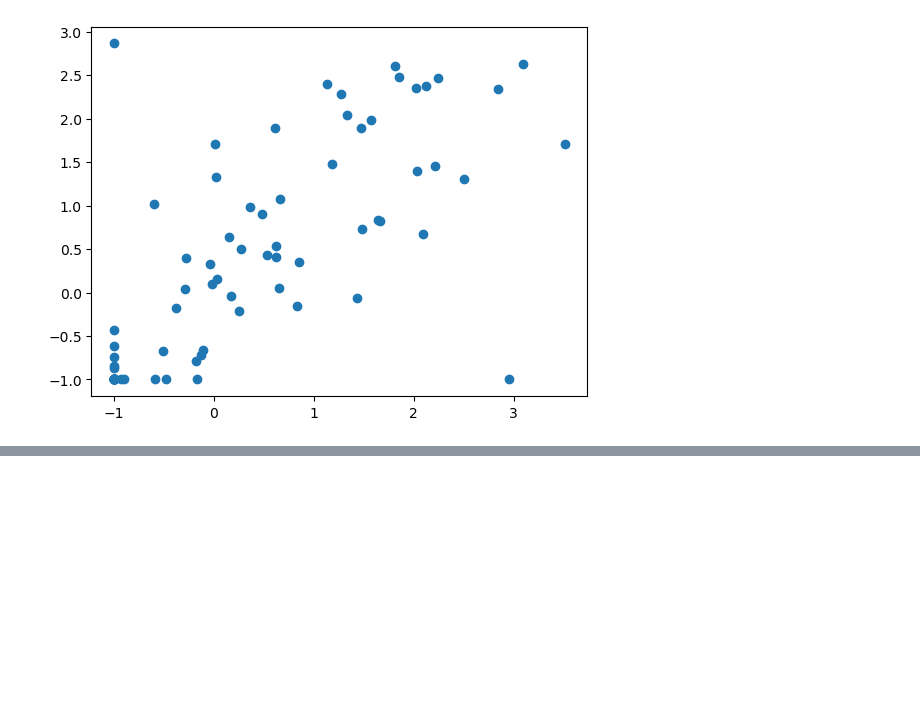
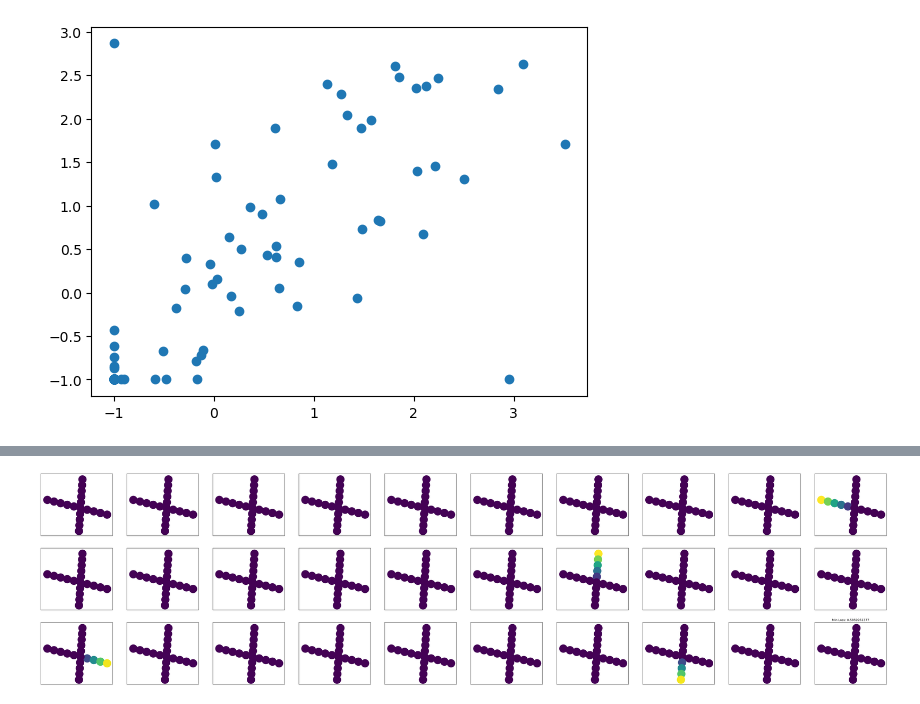
Before and after one commit to WilburDoz/SAE_Identifiability, a Jupyter notebook: 2_variable_toy_check.ipynb, the cells around one changed output, grey strips where cells are left out. Cells and saved outputs as stored; diff of their text form; code cells hidden in the pictures; blank space fills up the shorter version.

```diff
--- a/2_variable_toy_check.ipynb
+++ b/2_variable_toy_check.ipynb
@@ -263,0 +463,19 @@ plt.scatter(x[0,:], x[1,:], c = best_params_this_theta['G'][0,:], s = 100)
+# %%
+# Optimisation, run and re-run until it stops hitting new records
+T = 100000000
+print_iter = 100000
+
+for t in range(T):
+    params, opt_state, loss_val = update(params, x, opt_state)
+
+    if t % print_iter == 0:
+        measure_loss(params, x)
+
+        min_this_step = 0
+
+    if loss_val < min_loss:
+        params_best = params
+        min_loss = loss_val
+        if min_this_step == 0:
+            print(f'New min! {min_loss}')#, Theo: {act_loss_use + lamb*weight_loss_use:.5f}')
+            min_this_step = 1
@@ -263,0 +491,30 @@ plt.scatter(x[0,:], x[1,:], c = best_params_this_theta['G'][0,:], s = 100)
+# %%
+num_rows = 3
+num_cols = int(np.ceil(N/num_rows))
+fig, axs = plt.subplots(num_rows, num_cols, figsize = (60, num_rows*5))
+axs = np.ndarray.flatten(axs)
+
+if positivise:
+    g_here = params_best['G'] - np.min(params_best['G'])
+else:
+    g_here = params_best['G']
+
+
+for neuron in range(N):
+    axs[neuron].scatter(x[0,:], x[1,:], c = g_here[neuron,:], s = 1000, vmin = 0, vmax = np.max(g_here))
+    #axs[neuron].set_clim([0, np.max(g_here)])
+    # plt.xticks([])
+    #plt.ylim([-0.05, 1.1*np.max(g_here)])
+
+    axs[neuron].set_yticks([])
+    axs[neuron].set_xticks([])
+    axs[neuron].set_xlim([np.min(x[0,:])*1.2, np.max(x[0,:])*1.2])
+    axs[neuron].set_ylim([np.min(x[1,:])*1.2, np.max(x[1,:])*1.2])
+
+    if neuron == np.floor(num_cols/2):
+        plt.title(f'Min Loss: {min_loss:.10f}')
+
+    for side in ['top', 'bottom', 'left', 'right']:
+        axs[neuron].spines[side].set_linewidth(1)
+# %% [output]
+[figure, added]
```
Also changed, not shown: parts of 9 cells of this notebook.
